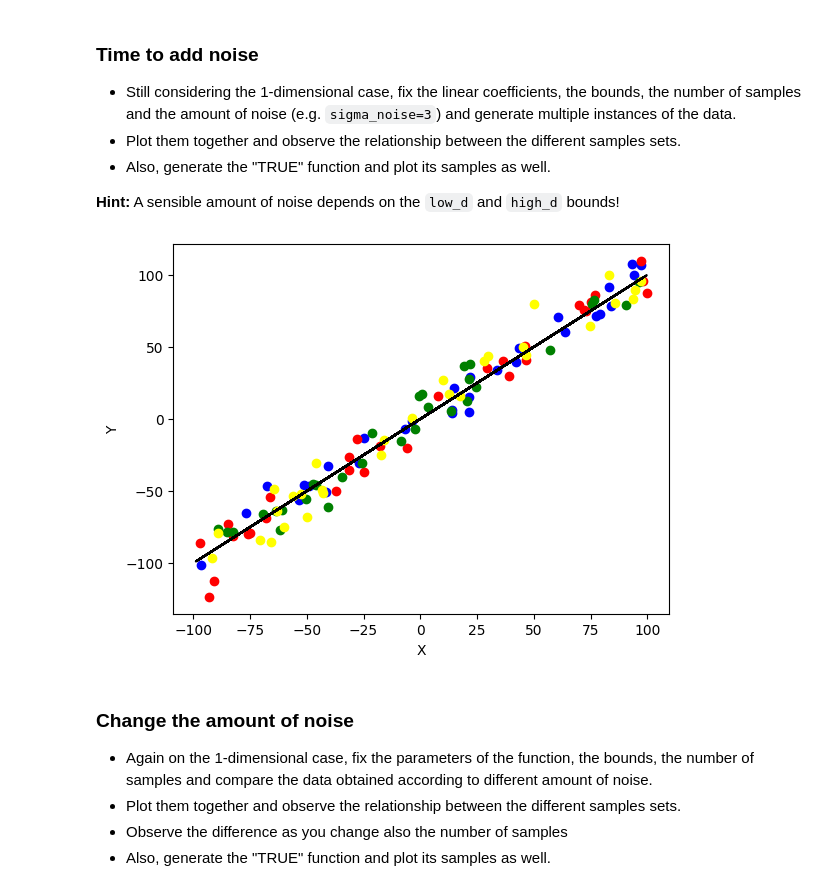
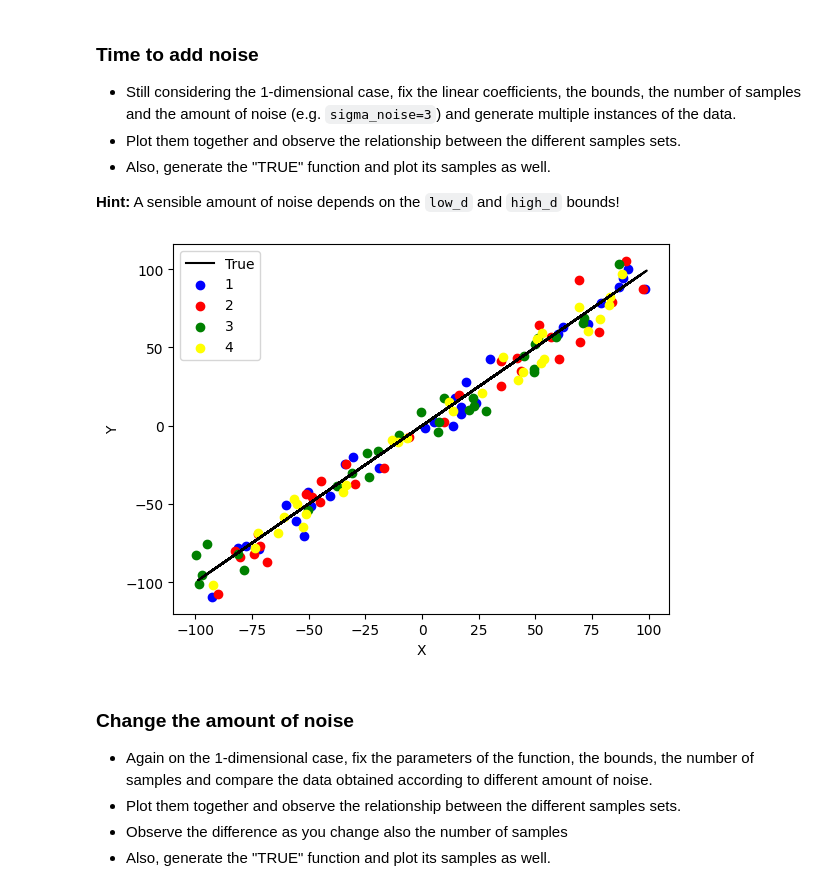
Before and after one commit to Clonecodesash/MachineLearning, a Jupyter notebook: 00_DataGeneration_solved.ipynb, the cells around one changed output. Saved outputs shown, nothing was run; the diff lists cells and outputs as text; code cells hidden in the pictures.

```diff
--- a/00_DataGeneration_solved.ipynb
+++ b/00_DataGeneration_solved.ipynb
@@ -116,34 +115,35 @@ plt.show()
 D = 1
 w = np.array([1]).reshape(-1, D).transpose()
 low_D = np.array([-100])
 high_D = np.array([100])
 
 n = 30
 sigma_noise = 10
 
 Xtrue, Ytrue = linearRegrFunction(100, D, low_D, high_D, w, 0)
 plt.plot(Xtrue, Ytrue,'-k')
 
 # GENERATE 4 DIFFERENT INSTANCES OF THE DATA KEEPING ALL THE PARAMETERS WITH THE SAME VALUE
 # VISUALIZE THE OBTAINED POINTS ON THE SAME PLOT AND OBSERVE WHAT HAPPENS
 
 Xd1, Yd1 = linearRegrFunction(n, D, low_D, high_D, w, sigma_noise)
 plt.scatter(Xd1, Yd1, color='blue')
 
 Xd2, Yd2 = linearRegrFunction(n, D, low_D, high_D, w, sigma_noise)
 plt.scatter(Xd2, Yd2, color='red')
 
 Xd3, Yd3 = linearRegrFunction(n, D, low_D, high_D, w, sigma_noise)
 plt.scatter(Xd3, Yd3, color='green')
 
 Xd4, Yd4 = linearRegrFunction(n, D, low_D, high_D, w, sigma_noise)
 plt.scatter(Xd4, Yd4, color='yellow')
 
 plt.xlabel("X")
 plt.ylabel("Y")
+plt.legend(["True", "1", "2", "3", "4"])
 plt.show()
 # %% [output]
-[figure, old version]
+[figure, new version]
 # %% [markdown]
 ### Change the amount of noise
 
```
Also changed, not shown: parts of 7 cells of this notebook.
